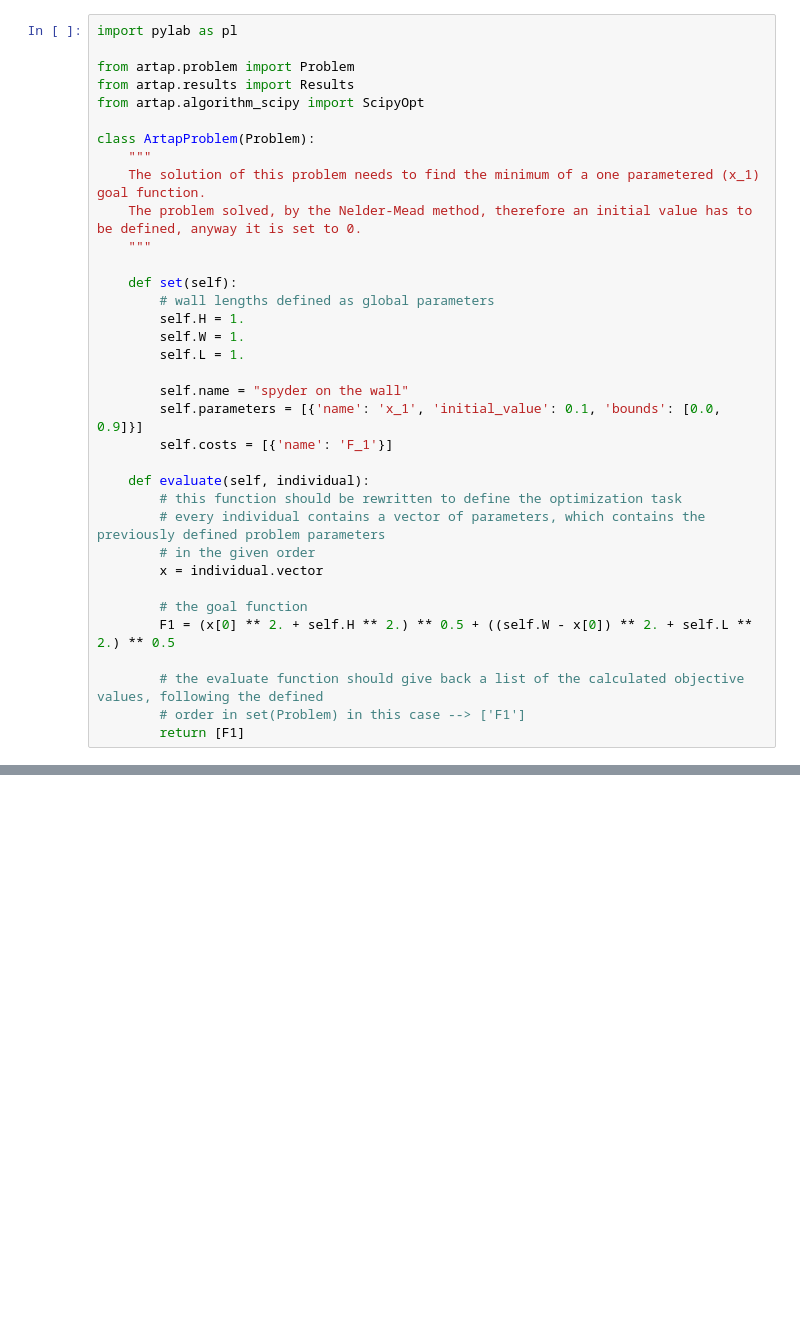
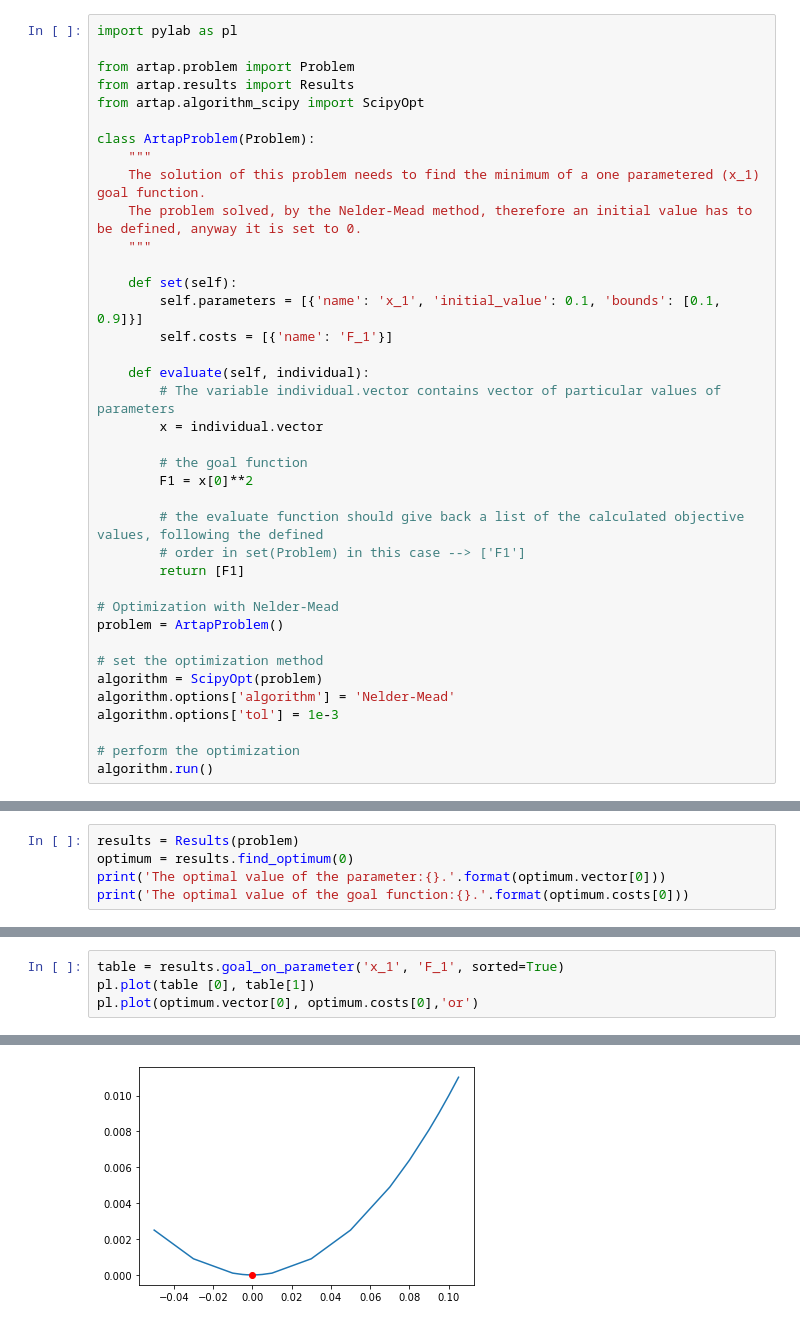
Before and after one commit to artap-framework/jupyter-notebooks, a Jupyter notebook: Artap/Single Objective.ipynb, the cells around one changed output, grey strips where cells are left out. Cells and saved outputs as stored; diff of their text form; blank space fills up the shorter version.

```diff
--- a/Artap/Single Objective.ipynb
+++ b/Artap/Single Objective.ipynb
@@ -25,24 +24,27 @@ class ArtapProblem(Problem):
     """
 
     def set(self):
-        # wall lengths defined as global parameters
-        self.H = 1.
-        self.W = 1.
-        self.L = 1.
-
-        self.name = "spyder on the wall"
-        self.parameters = [{'name': 'x_1', 'initial_value': 0.1, 'bounds': [0.0, 0.9]}]
+        self.parameters = [{'name': 'x_1', 'initial_value': 0.1, 'bounds': [0.1, 0.9]}]
         self.costs = [{'name': 'F_1'}]
 
     def evaluate(self, individual):
-        # this function should be rewritten to define the optimization task
-        # every individual contains a vector of parameters, which contains the previously defined problem parameters
-        # in the given order
+        # The variable individual.vector contains vector of particular values of parameters
         x = individual.vector
 
         # the goal function
-        F1 = (x[0] ** 2. + self.H ** 2.) ** 0.5 + ((self.W - x[0]) ** 2. + self.L ** 2.) ** 0.5
+        F1 = x[0]**2
 
         # the evaluate function should give back a list of the calculated objective values, following the defined
         # order in set(Problem) in this case --> ['F1']
         return [F1]
+
+# Optimization with Nelder-Mead
+problem = ArtapProblem()
+
+# set the optimization method
+algorithm = ScipyOpt(problem)
+algorithm.options['algorithm'] = 'Nelder-Mead'
+algorithm.options['tol'] = 1e-3
+
+# perform the optimization
+algorithm.run()
@@ -118,0 +57,5 @@ pl.scatter(values[0], values[1])
+# %%
+results = Results(problem)
+optimum = results.find_optimum(0)
+print('The optimal value of the parameter:{}.'.format(optimum.vector[0]))
+print('The optimal value of the goal function:{}.'.format(optimum.costs[0]))
@@ -118,0 +69,5 @@ pl.scatter(values[0], values[1])
+# %%
+table = results.goal_on_parameter('x_1', 'F_1', sorted=True)
+pl.plot(table [0], table[1])
+pl.plot(optimum.vector[0], optimum.costs[0],'or')
+# %% [output]
@@ -118,0 +75 @@ pl.scatter(values[0], values[1])
+[figure, added]
```
Also changed, not shown: parts of 21 cells of this notebook.
